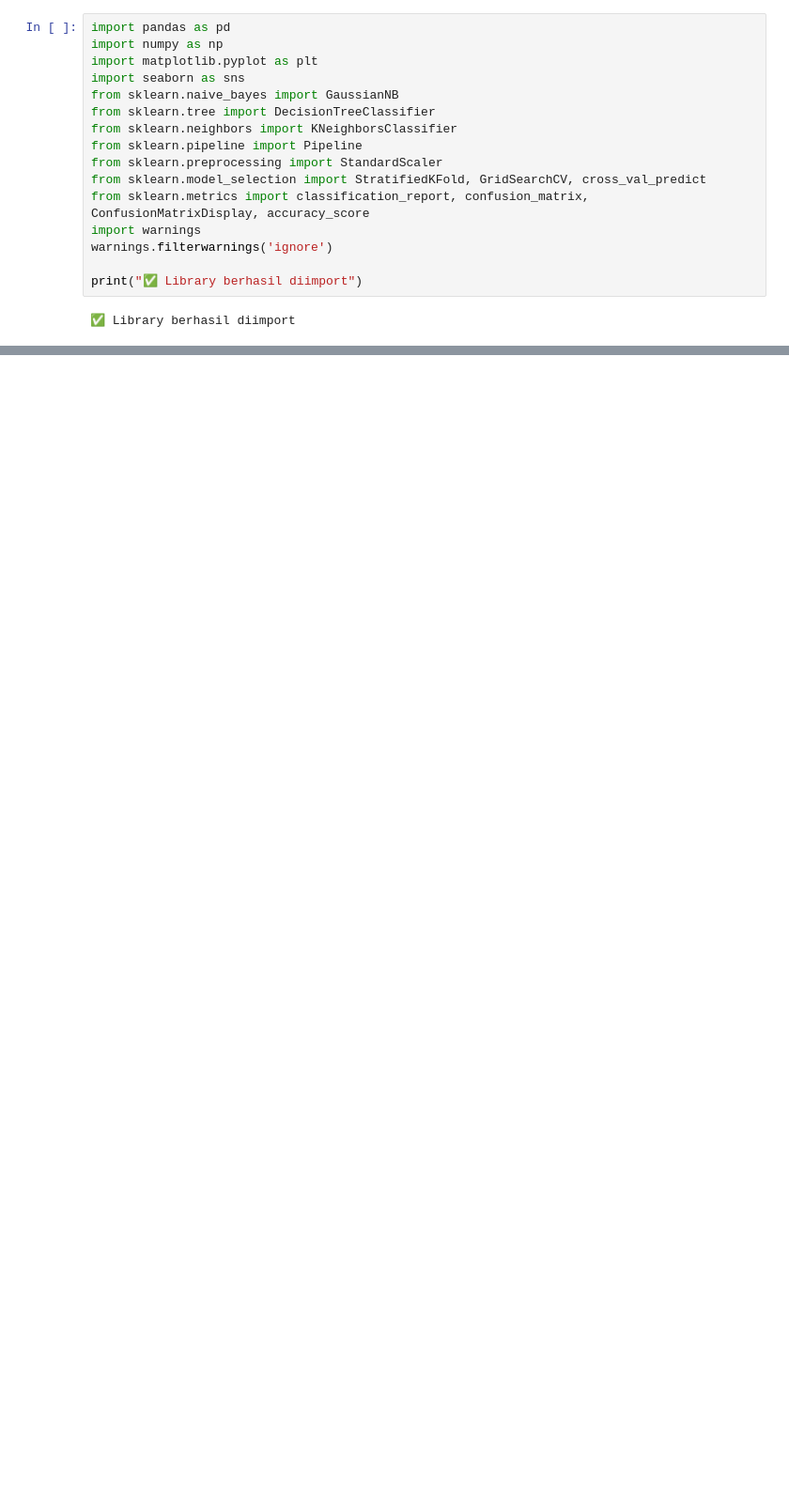
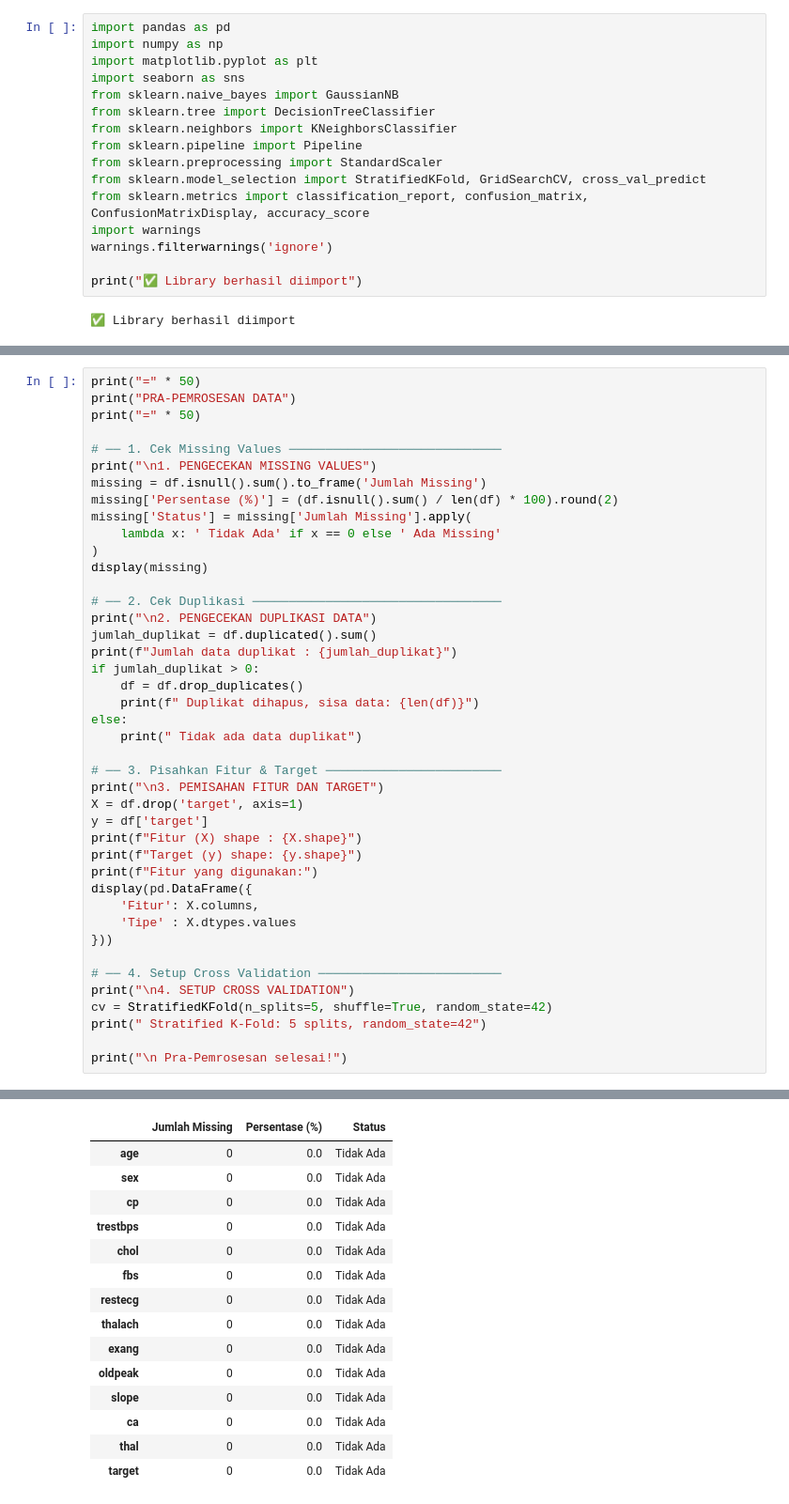
Before and after one commit to Farel-hagasa/early-detection-of-heart-disease-with-machine-learning, a Jupyter notebook: heart_desease.ipynb, the cells around one changed output, grey strips where cells are left out. Shown at 94% size. Drawn from its saved outputs; the diff is of its cells as text; blank space fills up the shorter version.

```diff
--- a/heart_desease.ipynb
+++ b/heart_desease.ipynb
@@ -208,0 +381,43 @@ Distribusi Target:
+# %%
+print("=" * 50)
+print("PRA-PEMROSESAN DATA")
+print("=" * 50)
+
+# ── 1. Cek Missing Values ─────────────────────────────
+print("\n1. PENGECEKAN MISSING VALUES")
+missing = df.isnull().sum().to_frame('Jumlah Missing')
+missing['Persentase (%)'] = (df.isnull().sum() / len(df) * 100).round(2)
+missing['Status'] = missing['Jumlah Missing'].apply(
+    lambda x: ' Tidak Ada' if x == 0 else ' Ada Missing'
+)
+display(missing)
+
+# ── 2. Cek Duplikasi ──────────────────────────────────
+print("\n2. PENGECEKAN DUPLIKASI DATA")
+jumlah_duplikat = df.duplicated().sum()
+print(f"Jumlah data duplikat : {jumlah_duplikat}")
+if jumlah_duplikat > 0:
+    df = df.drop_duplicates()
+    print(f" Duplikat dihapus, sisa data: {len(df)}")
+else:
+    print(" Tidak ada data duplikat")
+
+# ── 3. Pisahkan Fitur & Target ────────────────────────
+print("\n3. PEMISAHAN FITUR DAN TARGET")
+X = df.drop('target', axis=1)
+y = df['target']
+print(f"Fitur (X) shape : {X.shape}")
+print(f"Target (y) shape: {y.shape}")
+print(f"Fitur yang digunakan:")
+display(pd.DataFrame({
+    'Fitur': X.columns,
+    'Tipe' : X.dtypes.values
+}))
+
+# ── 4. Setup Cross Validation ─────────────────────────
+print("\n4. SETUP CROSS VALIDATION")
+cv = StratifiedKFold(n_splits=5, shuffle=True, random_state=42)
+print(" Stratified K-Fold: 5 splits, random_state=42")
+
+print("\n Pra-Pemrosesan selesai!")
+# %% [output]
@@ -208,0 +429,15 @@ Distribusi Target:
+|  | Jumlah Missing | Persentase (%) | Status |
+| age | 0 | 0.0 | Tidak Ada |
+| sex | 0 | 0.0 | Tidak Ada |
+| cp | 0 | 0.0 | Tidak Ada |
+| trestbps | 0 | 0.0 | Tidak Ada |
+| chol | 0 | 0.0 | Tidak Ada |
+| fbs | 0 | 0.0 | Tidak Ada |
+| restecg | 0 | 0.0 | Tidak Ada |
+| thalach | 0 | 0.0 | Tidak Ada |
+| exang | 0 | 0.0 | Tidak Ada |
+| oldpeak | 0 | 0.0 | Tidak Ada |
+| slope | 0 | 0.0 | Tidak Ada |
+| ca | 0 | 0.0 | Tidak Ada |
+| thal | 0 | 0.0 | Tidak Ada |
+| target | 0 | 0.0 | Tidak Ada |
```
Also changed, not shown: parts of 26 cells of this notebook.
